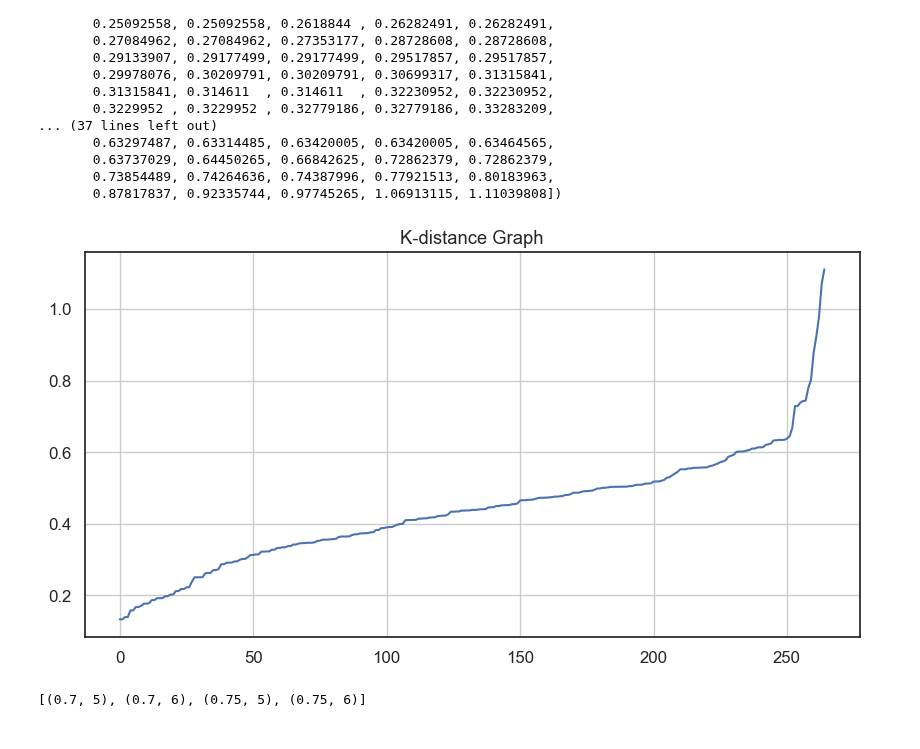
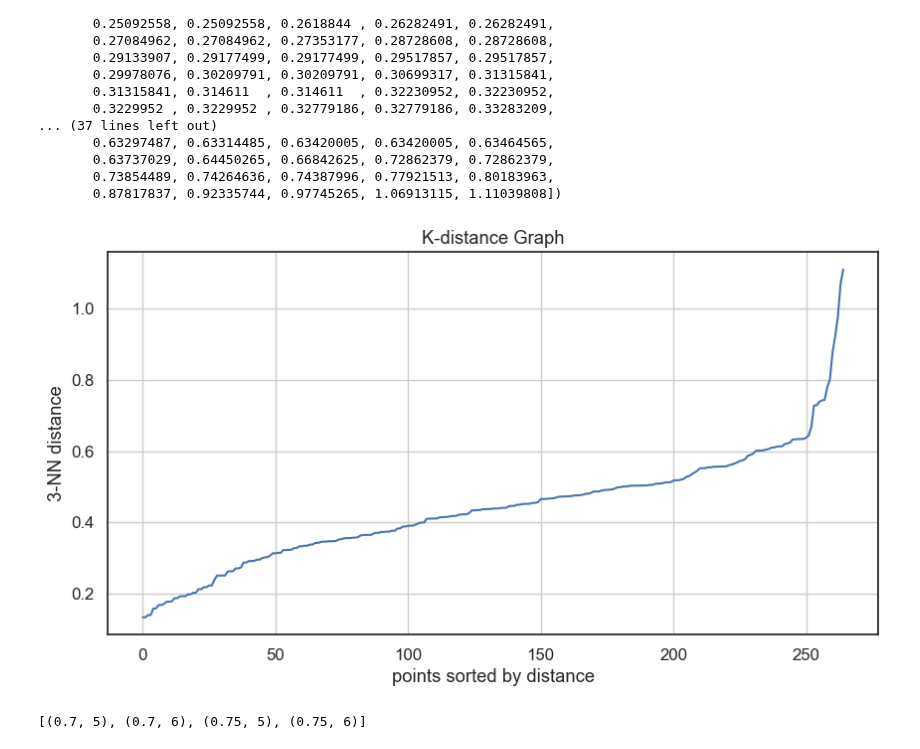
Before and after one commit to yooninsu/SeoulCity_BigData_Campus, a Jupyter notebook: info_gain(면적당시우량)_최종선정.ipynb, the cells around one changed output. Cells and saved outputs as stored; diff of their text form; code cells hidden in the pictures.

```diff
--- a/info_gain(면적당시우량)_최종선정.ipynb
+++ b/info_gain(면적당시우량)_최종선정.ipynb
@@ -821,12 +813,14 @@ array([0.1335177 , 0.1335177 , 0.13980291, 0.13980291, 0.15832003,
 # %%
 plt.figure(figsize=(10,5))
 plt.plot(target)
 plt.grid()
 plt.title('K-distance Graph')
+plt.ylabel("3-NN distance")
+plt.xlabel("points sorted by distance")
 plt.show()
 plt.close()
 # %% [output]
-[figure, old version]
+[figure, new version]
 # %%
 eps = [0.7,0.75]
 minPts = [5, 6]
```
Also changed, not shown: parts of 21 cells of this notebook, 20 other files.
